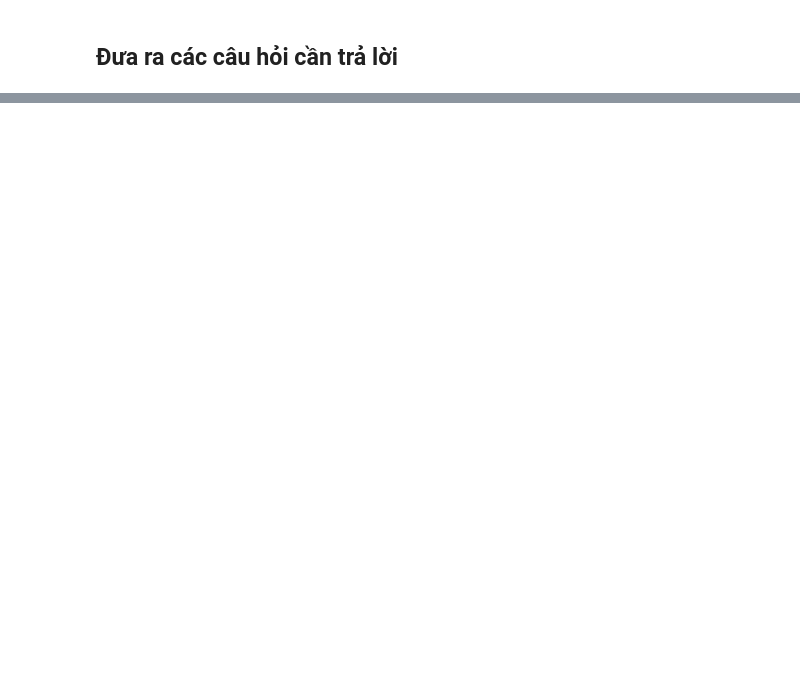
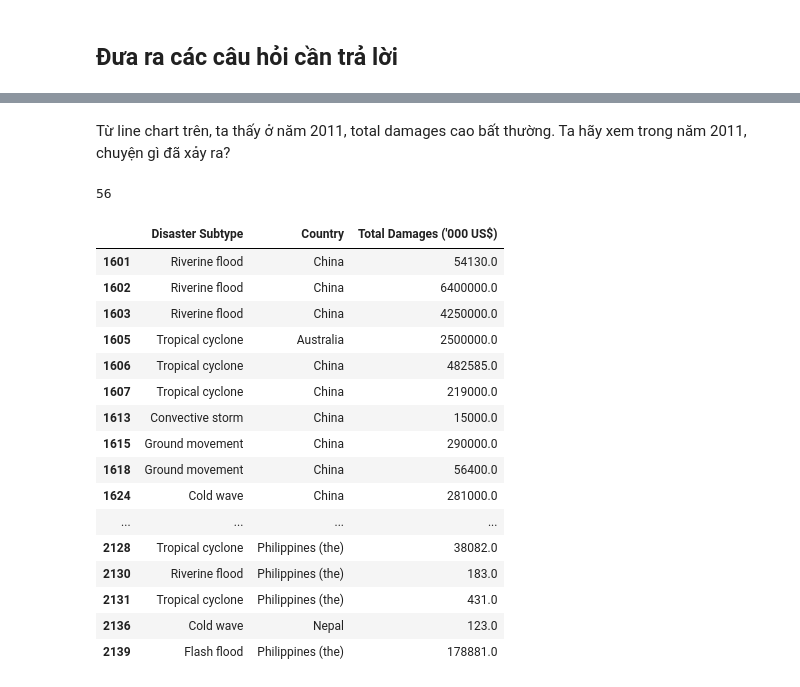
Before and after one commit to grant-ward-101/KHDL-final, a Jupyter notebook: 1712724-HuynhCongSinh.ipynb, the cells around one changed output, grey strips where cells are left out. Saved outputs shown, nothing was run; the diff lists cells and outputs as text; code cells hidden in the pictures; blank space fills up the shorter version.

```diff
--- a/1712724-HuynhCongSinh.ipynb
+++ b/1712724-HuynhCongSinh.ipynb
@@ -189,0 +249,26 @@ Sau khi khám phá xong dữ liệu, ta thấy có một vài câu hỏi đáng
+# %% [markdown]
+Từ line chart trên, ta thấy ở năm 2011, total damages cao bất thường. Ta hãy xem trong năm 2011, chuyện gì đã xảy ra?
+# %%
+year_2011 = disaster_df[['Disaster Subtype', 'Country', 'Total Damages (\'000 US$)']][disaster_df['Year'] == 2011]
+year_2011 = year_2011[year_2011['Total Damages (\'000 US$)'].notna()]
+print(len(year_2011))
+year_2011
+# %% [output]
+56
+|  | Disaster Subtype | Country | Total Damages ('000 US$) |
+| 1601 | Riverine flood | China | 54130.0 |
+| 1602 | Riverine flood | China | 6400000.0 |
+| 1603 | Riverine flood | China | 4250000.0 |
+| 1605 | Tropical cyclone | Australia | 2500000.0 |
+| 1606 | Tropical cyclone | China | 482585.0 |
+| 1607 | Tropical cyclone | China | 219000.0 |
+| 1613 | Convective storm | China | 15000.0 |
+| 1615 | Ground movement | China | 290000.0 |
+| 1618 | Ground movement | China | 56400.0 |
+| 1624 | Cold wave | China | 281000.0 |
+| ... | ... | ... | ... |
+| 2128 | Tropical cyclone | Philippines (the) | 38082.0 |
+| 2130 | Riverine flood | Philippines (the) | 183.0 |
+| 2131 | Tropical cyclone | Philippines (the) | 431.0 |
+| 2136 | Cold wave | Nepal | 123.0 |
+| 2139 | Flash flood | Philippines (the) | 178881.0 |
```
Also changed, not shown: parts of 19 cells of this notebook, 2 other files.
